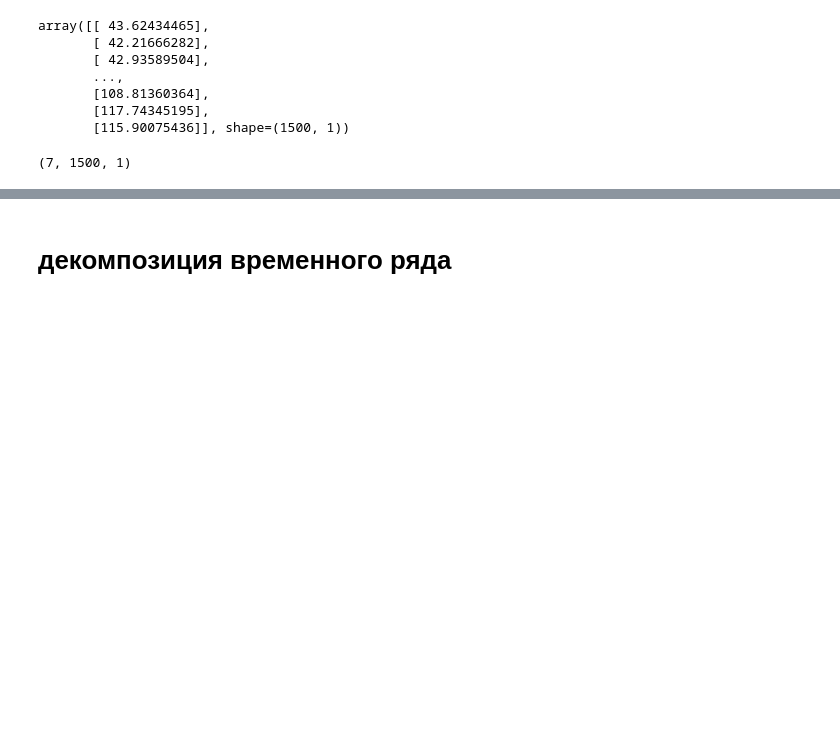
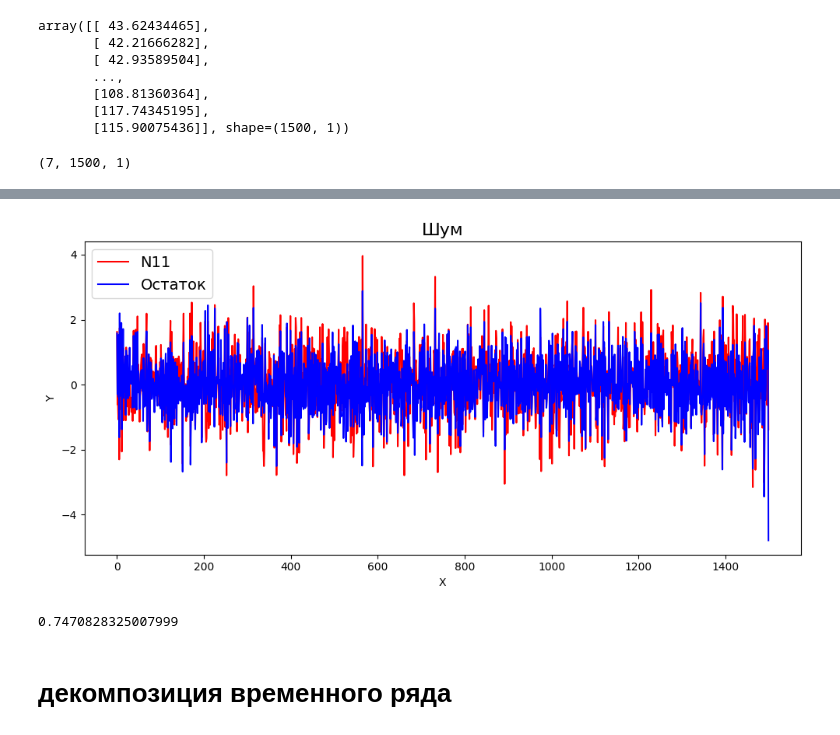
Before and after one commit to libre-cuenta/TS-Generator, a Jupyter notebook: про лчм/VMD-analyse.ipynb, the cells around one changed output, grey strips where cells are left out. Cells and saved outputs as stored; diff of their text form; code cells hidden in the pictures; blank space fills up the shorter version.

```diff
--- a/про лчм/VMD-analyse.ipynb
+++ b/про лчм/VMD-analyse.ipynb
@@ -113,3 +193,31 @@ np.shape(TS)
+# %%
+n = pd.read_csv(f"{path1}Components{path2}n1.csv", decimal=',')
+noise = pd.DataFrame(n, dtype=float)
+Component_of_TS = noise['Value']
+
+
+fig, axs = plt.subplots(figsize=(10,5), nrows=1)
+
+sum_imfs = 0
+for i in range(K):
+    sum_imfs += u[i]
+residual = TS[3].T[0] - sum_imfs
+
+
+axs.plot(index, Component_of_TS, color="#ff0000")
+axs.plot(index, residual, color="#0000ff")
+plt.title('Шум', fontsize=16)
+plt.xlabel('X')
+plt.ylabel('Y')
+plt.legend(['N11', 'Остаток'], prop=FontProperties(size=14))
+
+plt.tight_layout()
+# %% [output]
+[figure, added]
+# %%
+r2_score(Component_of_TS, residual)
+# %% [output]
+0.7470828325007999
 # %% [markdown]
 # декомпозиция временного ряда
 # %%
```
Also changed, not shown: parts of 10 cells of this notebook, 7 other files.
